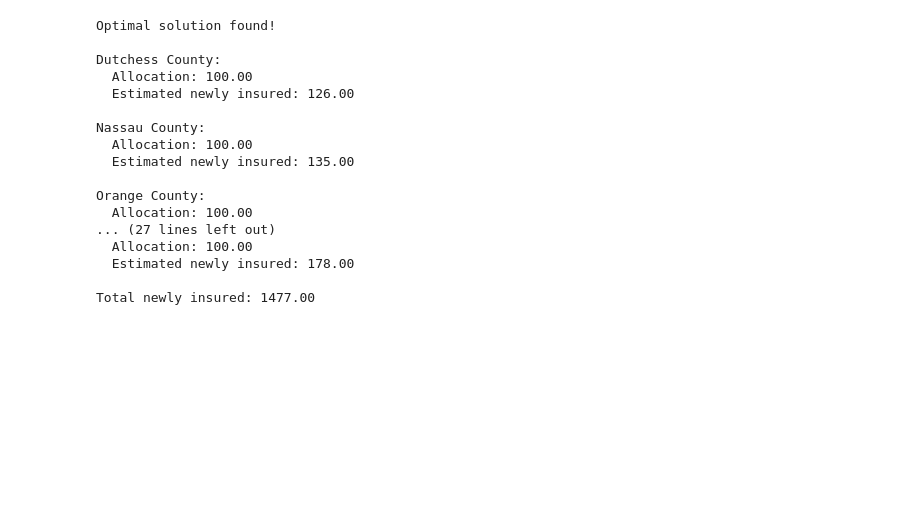
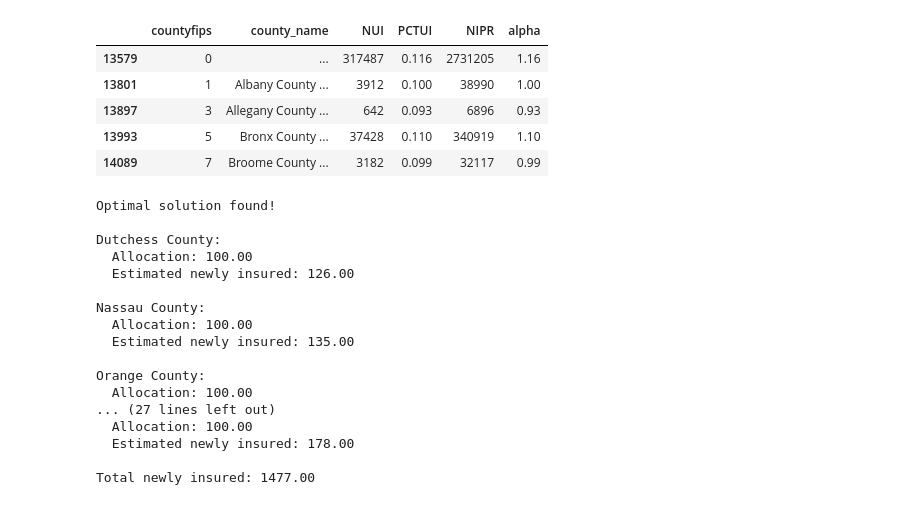
Before and after one commit to Rodriguez-Juan-S/ORIE4820_Project, a Jupyter notebook: ORIE_4820_Capstone.ipynb, the cells around one changed output. Cells and saved outputs as stored; diff of their text form; code cells hidden in the pictures; blank space fills up the shorter version.

```diff
--- a/ORIE_4820_Capstone.ipynb
+++ b/ORIE_4820_Capstone.ipynb
@@ -26 +48,10 @@ df = pd.read_csv("NewYork_SAHIE_PivotTable.csv")
+# %%
+df.head()
+# %% [output]
+|  | countyfips | county_name | NUI | PCTUI | NIPR | alpha |
+| 13579 | 0 | ... | 317487 | 0.116 | 2731205 | 1.16 |
+| 13801 | 1 | Albany County ... | 3912 | 0.100 | 38990 | 1.00 |
+| 13897 | 3 | Allegany County ... | 642 | 0.093 | 6896 | 0.93 |
+| 13993 | 5 | Bronx County ... | 37428 | 0.110 | 340919 | 1.10 |
+| 14089 | 7 | Broome County ... | 3182 | 0.099 | 32117 | 0.99 |
 # %%
```
Also changed, not shown: parts of 8 cells of this notebook, 1 other file.
